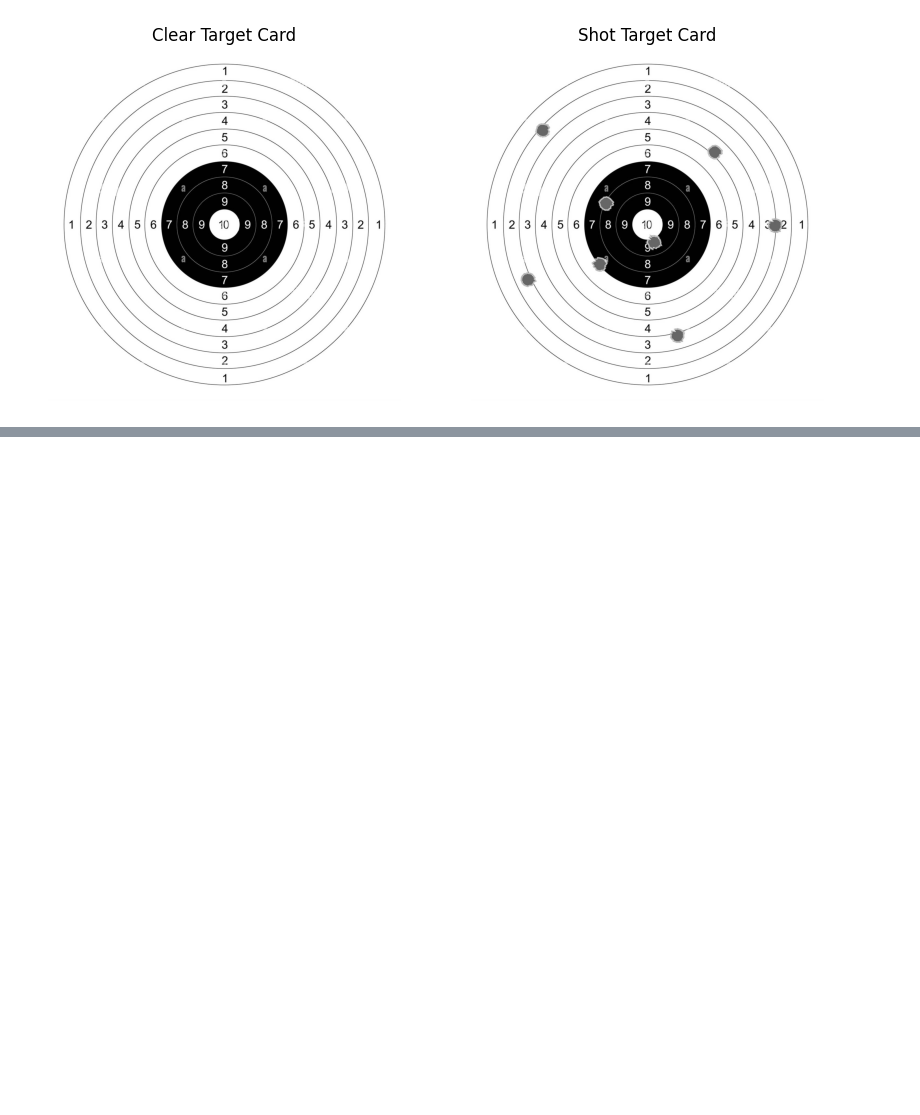
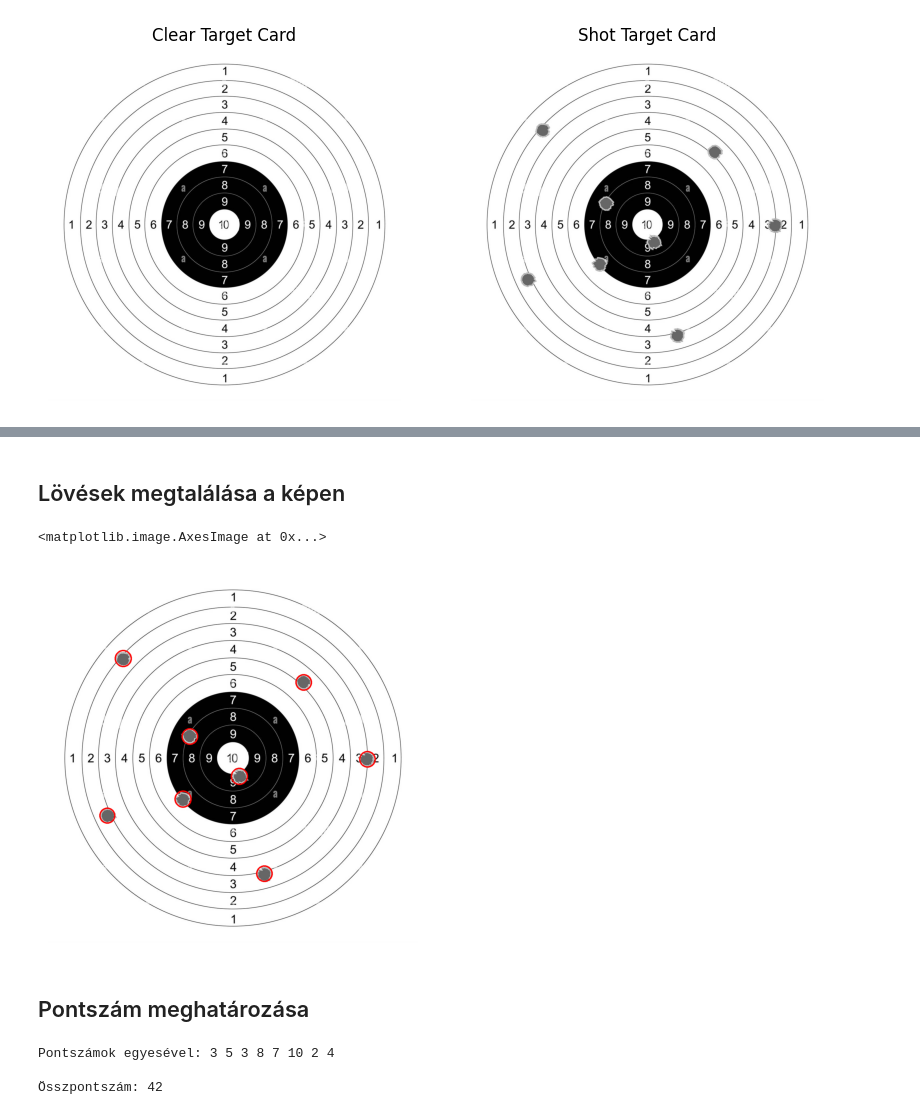
Before and after one commit to BrMrtn/GoogleColab, a Jupyter notebook: Képfeldolgozás/khf6_Lőlap.ipynb, the cells around one changed output, grey strips where cells are left out. Drawn from its saved outputs; the diff is of its cells as text; code cells hidden in the pictures; blank space fills up the shorter version.

```diff
--- a/Képfeldolgozás/khf6_Lőlap.ipynb
+++ b/Képfeldolgozás/khf6_Lőlap.ipynb
@@ -197,0 +94,43 @@ TypeError: loop of ufunc does not support argument 0 of type NoneType which has
+# %% [markdown]
+## Lövések megtalálása a képen
+# %%
+# A Hough transzformáció sajnos nagyon furcsa dolgokban is talál kört, ezért a paramétereket nagyon finoman kell állítgatni, hogy ne detektáljon hamisan.
+found_hits = cv2.HoughCircles(target_card_shot, cv2.HOUGH_GRADIENT, 1, 200, param1=50, param2=10, minRadius=25, maxRadius=29)
+found_hits = np.uint16(np.around(found_hits))
+found_hits = found_hits[0, :]
+
+target_card_with_hits = cv2.cvtColor(target_card_shot, cv2.COLOR_GRAY2BGR)
+for hit in found_hits:
+  cv2.circle(target_card_with_hits, (hit[0], hit[1]), hit[2], (255, 0, 0), 4)
+
+plt.axis('off')
+plt.imshow(target_card_with_hits)
+# %% [output]
+<matplotlib.image.AxesImage at 0x...>
+[figure, added]
+# %% [markdown]
+## Pontszám meghatározása
+# %%
+# Találatok pontszámainak meghatározása
+distances = []
+points = []
+
+for x, y, r in found_hits:
+  distances.append(np.sqrt((x-center[0])**2 + (y-center[1])**2) - r)
+  for i, base_circle in enumerate(base_circles): # Az alapkörök bentről kifele sorrenben szerepelnek a listában
+    if distances[-1] <= base_circle[2]: # A kör érintése esetén már jár a pont
+      points.append(10-i)
+      break
+  if (distances[-1] > base_circles[-1][2]):
+    points.append(0)
+
+print("Pontszámok egyesével: ", end="")
+for point in points:
+  print(point, end=" ")
+
+score = sum(points)
+print(f'\n\nÖsszpontszám: {score}')
+# %% [output]
+Pontszámok egyesével: 3 5 3 8 7 10 2 4
+
+Összpontszám: 42
```
Also changed, not shown: parts of 18 cells of this notebook.
